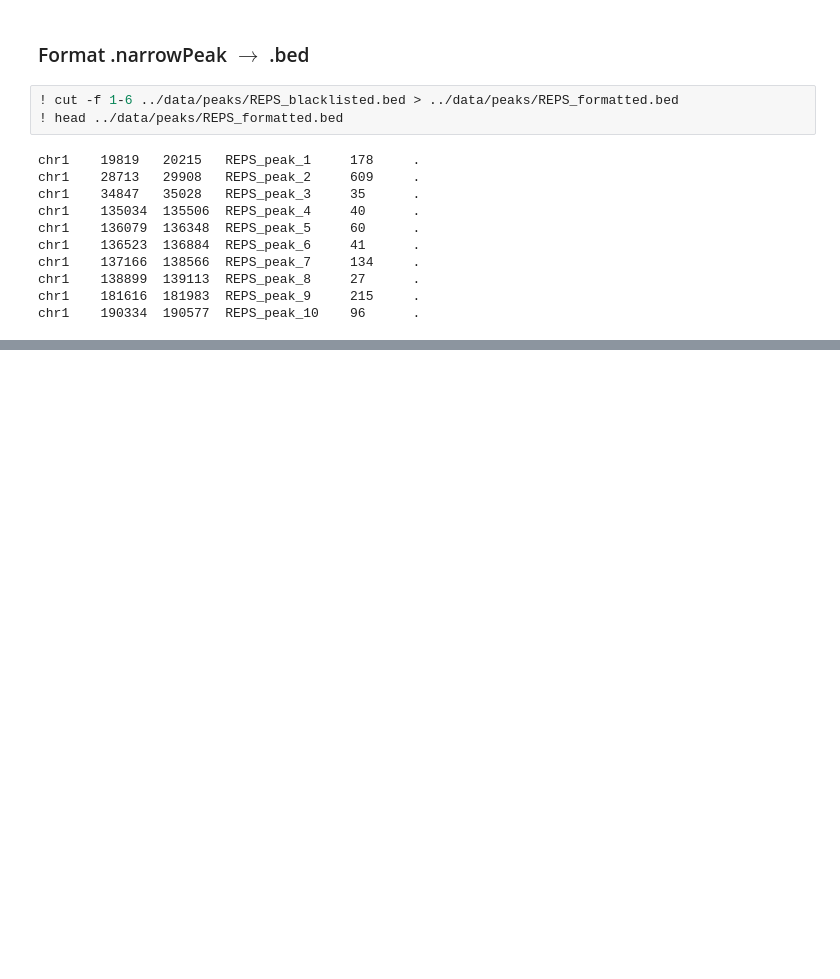
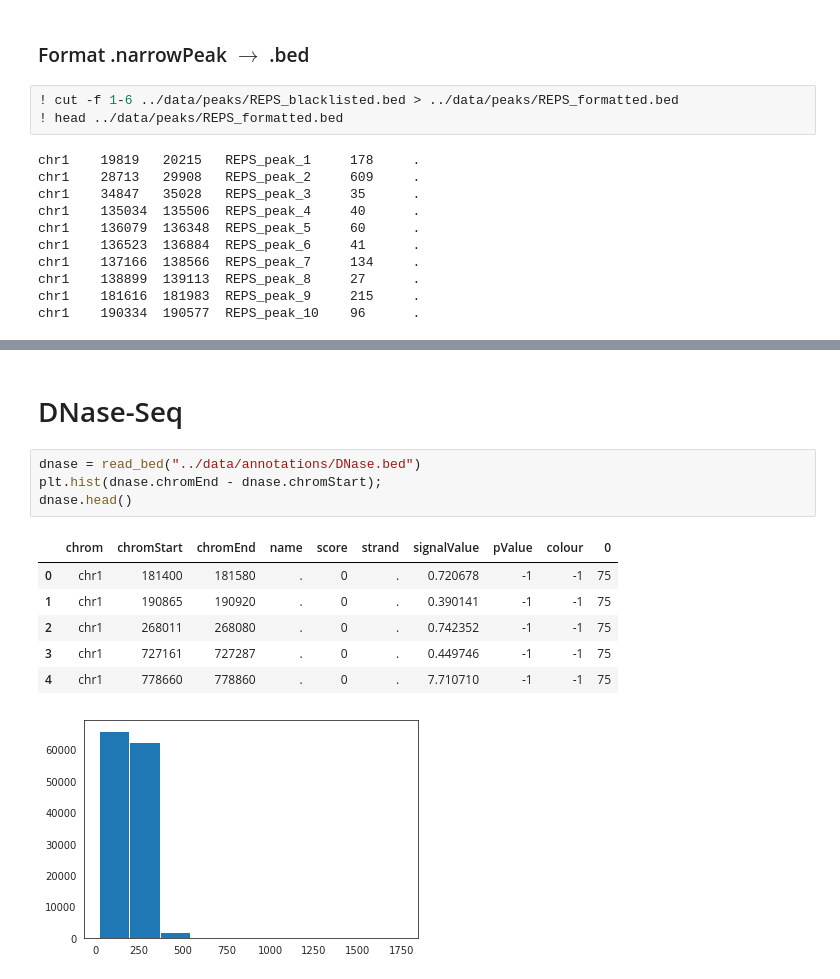
Before and after one commit to vessemer/BCG, a Jupyter notebook: IPython/ChIP.ipynb, the cells around one changed output, grey strips where cells are left out. Cells and saved outputs as stored; diff of their text form; blank space fills up the shorter version.

```diff
--- a/IPython/ChIP.ipynb
+++ b/IPython/ChIP.ipynb
@@ -446,0 +492,14 @@ bedtools subtract -A -a peaks/REPS_peaks.narrowPeak -b blacklist/hg38.blacklist.
+# %% [markdown]
+# DNase-Seq
+# %%
+dnase = read_bed("../data/annotations/DNase.bed")
+plt.hist(dnase.chromEnd - dnase.chromStart);
+dnase.head()
+# %% [output]
+|  | chrom | chromStart | chromEnd | name | score | strand | signalValue | pValue | colour | 0 |
+| 0 | chr1 | 181400 | 181580 | . | 0 | . | 0.720678 | -1 | -1 | 75 |
+| 1 | chr1 | 190865 | 190920 | . | 0 | . | 0.390141 | -1 | -1 | 75 |
+| 2 | chr1 | 268011 | 268080 | . | 0 | . | 0.742352 | -1 | -1 | 75 |
+| 3 | chr1 | 727161 | 727287 | . | 0 | . | 0.449746 | -1 | -1 | 75 |
+| 4 | chr1 | 778660 | 778860 | . | 0 | . | 7.710710 | -1 | -1 | 75 |
+[figure, added]
```
Also changed, not shown: parts of 25 cells of this notebook.
